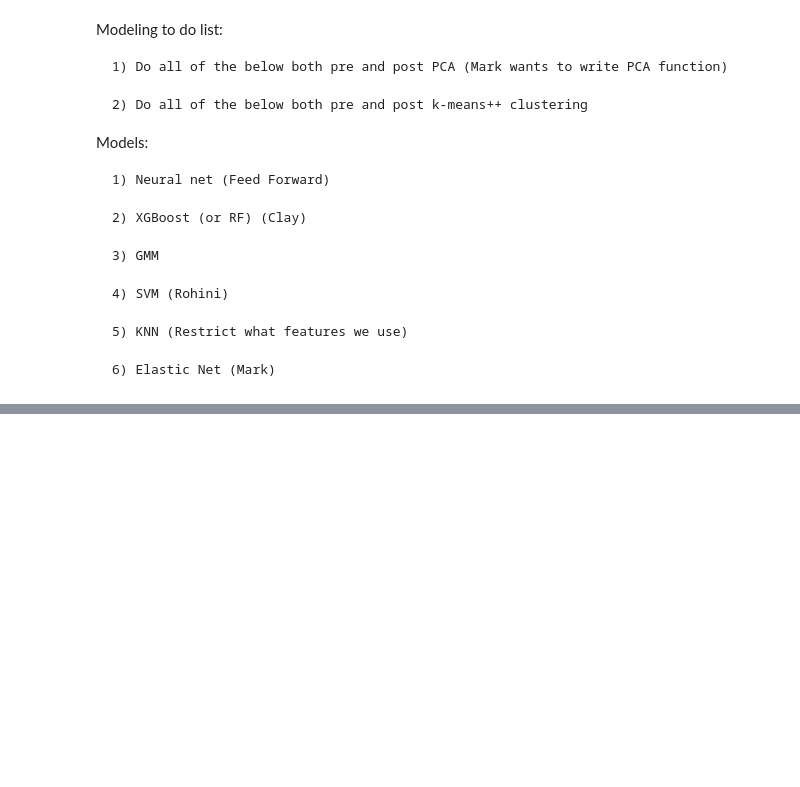
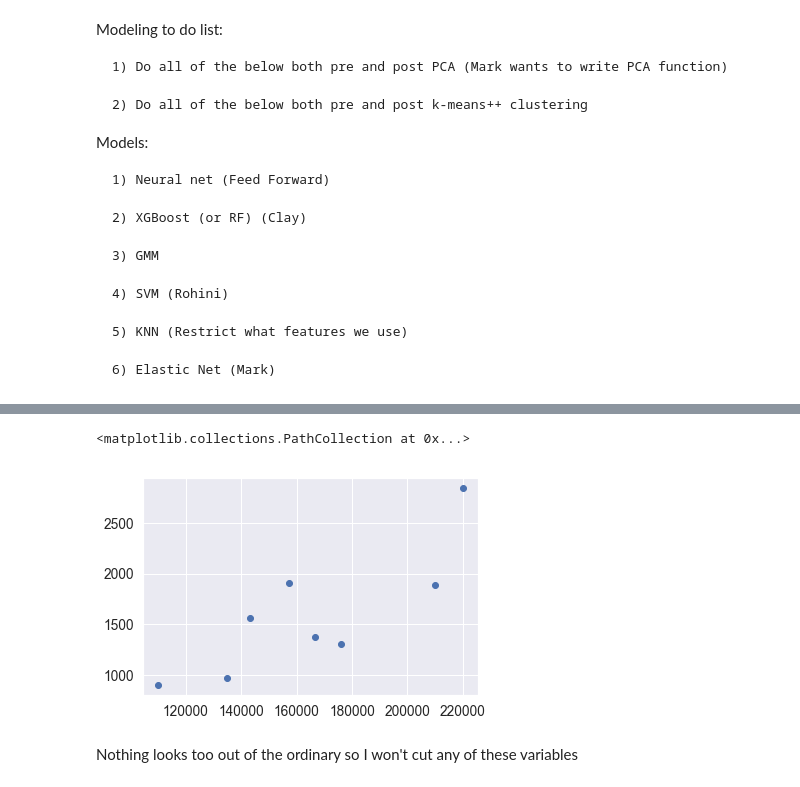
Before and after one commit to cgleach/w207_home_price_predictions_grp1, a Jupyter notebook: price_predictions_group1.ipynb, the cells around one changed output, grey strips where cells are left out. Drawn from its saved outputs; the diff is of its cells as text; code cells hidden in the pictures; blank space fills up the shorter version.

```diff
--- a/price_predictions_group1.ipynb
+++ b/price_predictions_group1.ipynb
@@ -469,0 +525,12 @@ Models:
+# %%
+# See if there is a way to collapse neighborhoods
+styles = [col for col in new_train.columns if "HouseStyle" in col]
+style_agg = styles_df.groupby(styles).agg({"SalePrice":"mean","GrLivArea":"mean" }).reset_index()
+x=style_agg["SalePrice"]
+y=style_agg["GrLivArea"]
+plt.scatter(x,y)
+# %% [output]
+<matplotlib.collections.PathCollection at 0x...>
+[figure, added]
+# %% [markdown]
+Nothing looks too out of the ordinary so I won't cut any of these variables
```
Also changed, not shown: parts of 29 cells of this notebook, 1 other file.
